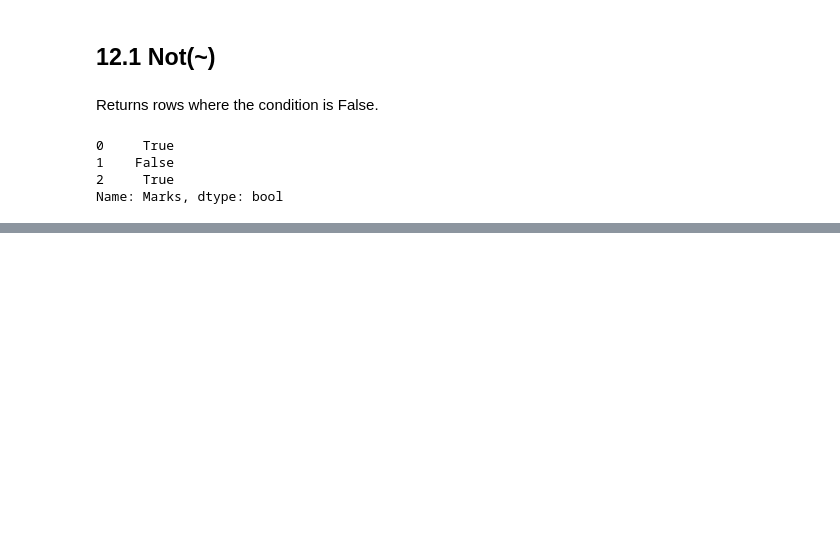
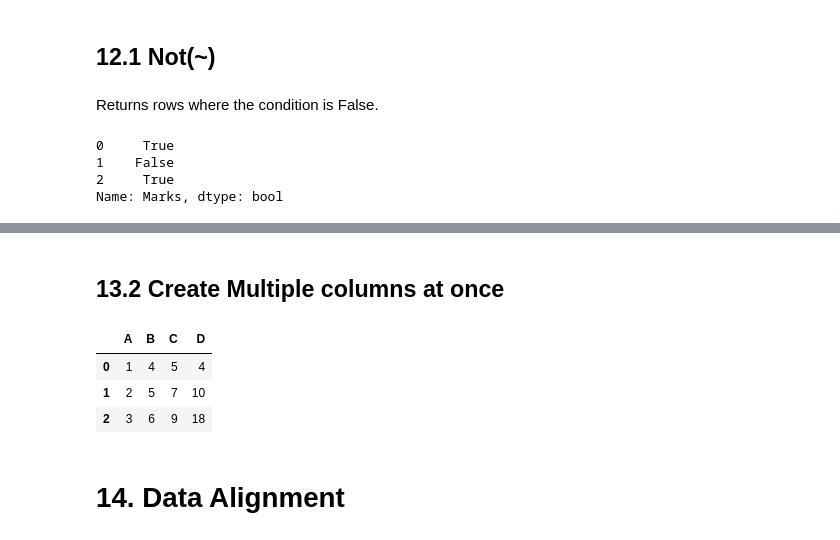
Before and after one commit to kshitij-commit/DataScience, a Jupyter notebook: 03_pandas/02_dataframe.ipynb, the cells around one changed output, grey strips where cells are left out. Drawn from its saved outputs; the diff is of its cells as text; code cells hidden in the pictures; blank space fills up the shorter version.

```diff
--- a/03_pandas/02_dataframe.ipynb
+++ b/03_pandas/02_dataframe.ipynb
@@ -995,0 +1072,21 @@ Name: Marks, dtype: bool
+# %% [markdown]
+## 13.2  Create Multiple columns at once
+# %%
+"Example 1"
+
+df = pd.DataFrame({
+    "A":[1,2,3],
+    "B":[4,5,6]
+})
+
+df.assign(
+    C=df["A"] + df["B"],
+    D=df["A"] * df["B"]
+)
+# %% [output]
+|  | A | B | C | D |
+| 0 | 1 | 4 | 5 | 4 |
+| 1 | 2 | 5 | 7 | 10 |
+| 2 | 3 | 6 | 9 | 18 |
+# %% [markdown]
+# 14. Data Alignment
```
Also changed, not shown: parts of 17 cells of this notebook.
